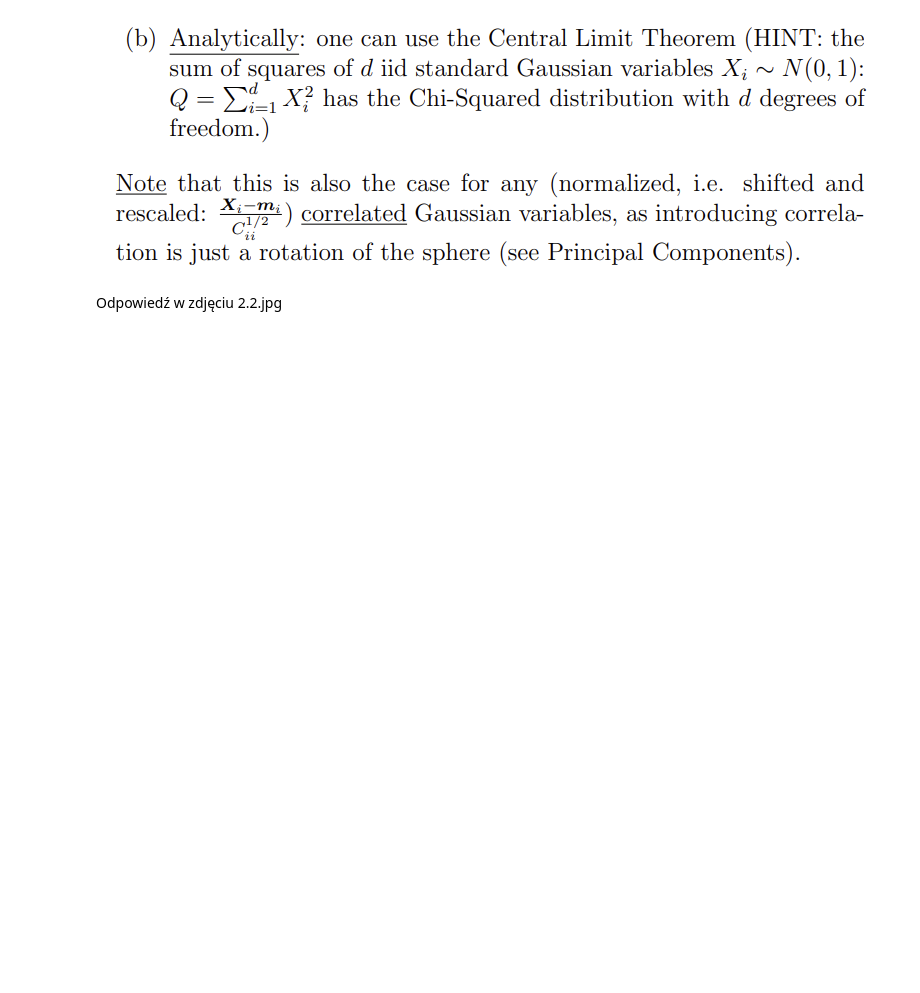
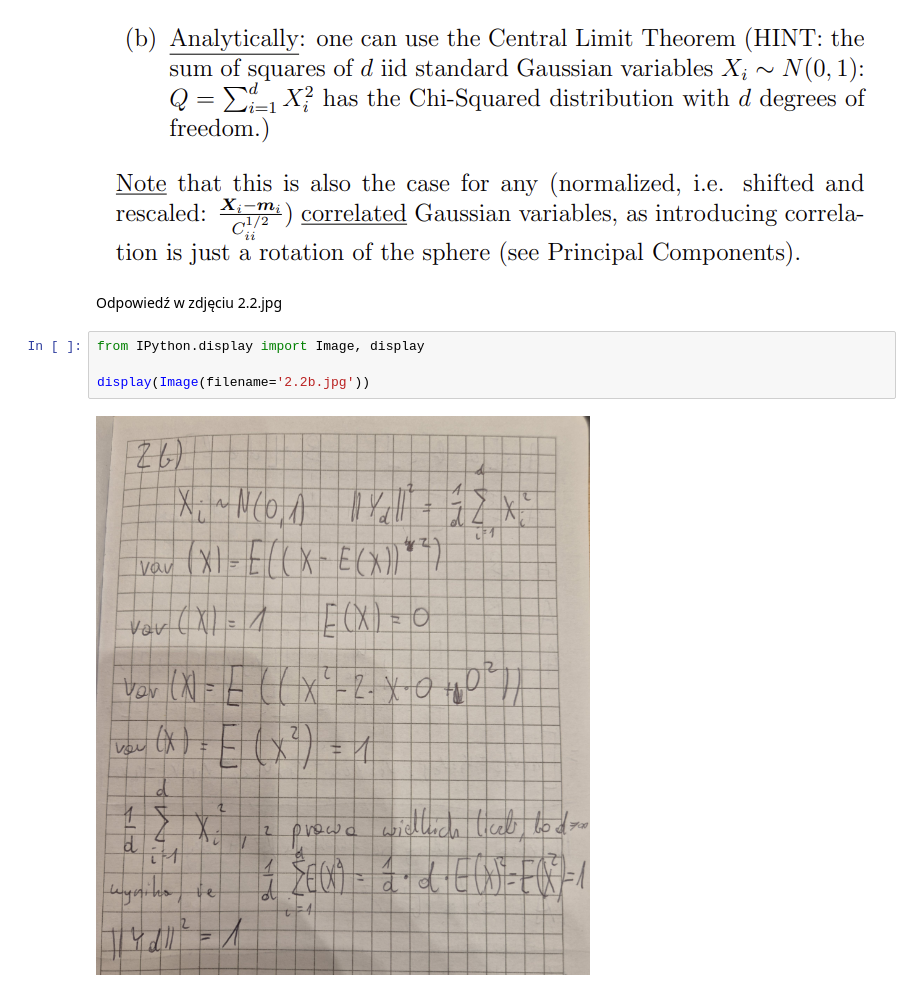
Before and after one commit to TypicalMonkey/Risk-machen, a Jupyter notebook: Problems 2/RM2.ipynb, the cells around one changed output. Saved outputs shown, nothing was run; the diff lists cells and outputs as text; blank space fills up the shorter version.

```diff
--- a/Problems 2/RM2.ipynb
+++ b/Problems 2/RM2.ipynb
@@ -72,3 +92,9 @@ plt.show()
 ![image.png](attachment:image.png)
 # %% [markdown]
 Odpowiedź w zdjęciu 2.2.jpg
+# %%
+from IPython.display import Image, display
+
+display(Image(filename='2.2b.jpg'))
+# %% [output]
+[figure, added]
```
Also changed, not shown: parts of 7 cells of this notebook.
